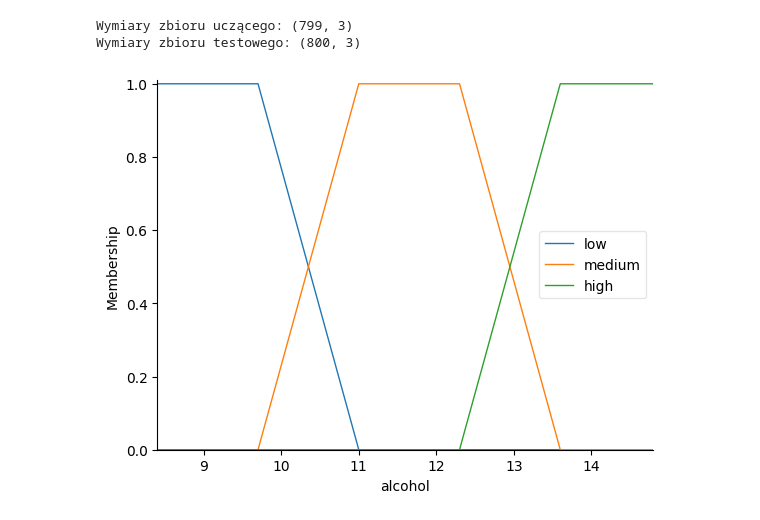
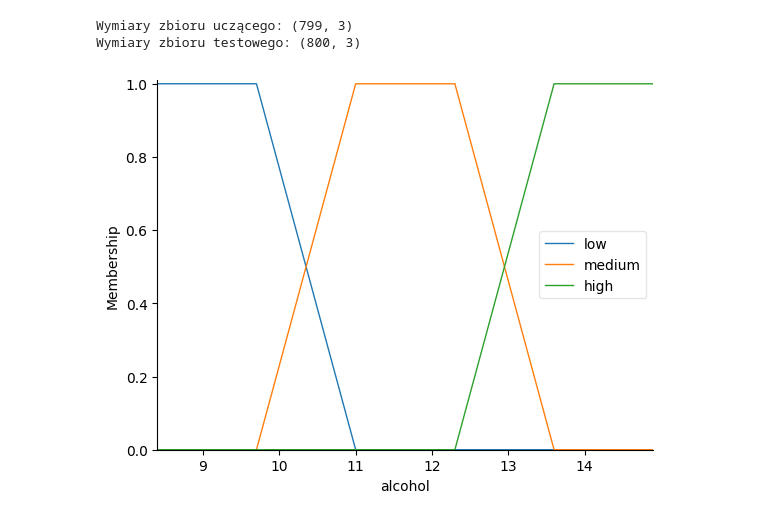
Before and after one commit to lisciu24/MIO-fuzzy-logic, a Jupyter notebook: MIO_project.ipynb, the cells around one changed output. Drawn from its saved outputs; the diff is of its cells as text; code cells hidden in the pictures.

```diff
--- a/MIO_project.ipynb
+++ b/MIO_project.ipynb
@@ -138,25 +138,22 @@ Wymiary zbioru testowego: (800, 3)
 # %%
 from skfuzzy import control as ctrl
 import skfuzzy as fuzz
-
-alcohol = ctrl.Antecedent(np.arange(X_reduced_min['alcohol'], X_reduced_max['alcohol'], 0.1), 'alcohol')
-
-quality = ctrl.Consequent(np.arange(0, 10, 1), 'quality')
+alcohol = ctrl.Antecedent(np.arange(X_reduced_min['alcohol'], X_reduced_max['alcohol']+0.1, 0.1), 'alcohol')
 
 alcohol_dif = X_reduced_max['alcohol'] - X_reduced_min['alcohol']
 alcohol['low'] = fuzz.trapmf(alcohol.universe, [X_reduced_min['alcohol'],
                                                X_reduced_min['alcohol'],
                                                X_reduced_min['alcohol']+0.2*alcohol_dif,
                                                X_reduced_min['alcohol']+0.4*alcohol_dif])
 alcohol['medium'] = fuzz.trapmf(alcohol.universe, [X_reduced_min['alcohol']+0.2*alcohol_dif,
                                                   X_reduced_min['alcohol']+0.4*alcohol_dif,
                                                   X_reduced_min['alcohol']+0.6*alcohol_dif,
                                                   X_reduced_min['alcohol']+0.8*alcohol_dif])
 alcohol['high'] = fuzz.trapmf(alcohol.universe, [X_reduced_min['alcohol']+0.6*alcohol_dif,
                                                 X_reduced_min['alcohol']+0.8*alcohol_dif,
                                                 X_reduced_max['alcohol'],
                                                 X_reduced_max['alcohol']])
 
 alcohol.view()
 # %% [output]
-[figure, old version]
+[figure, new version]
```
Also changed, not shown: parts of 4 cells of this notebook.
